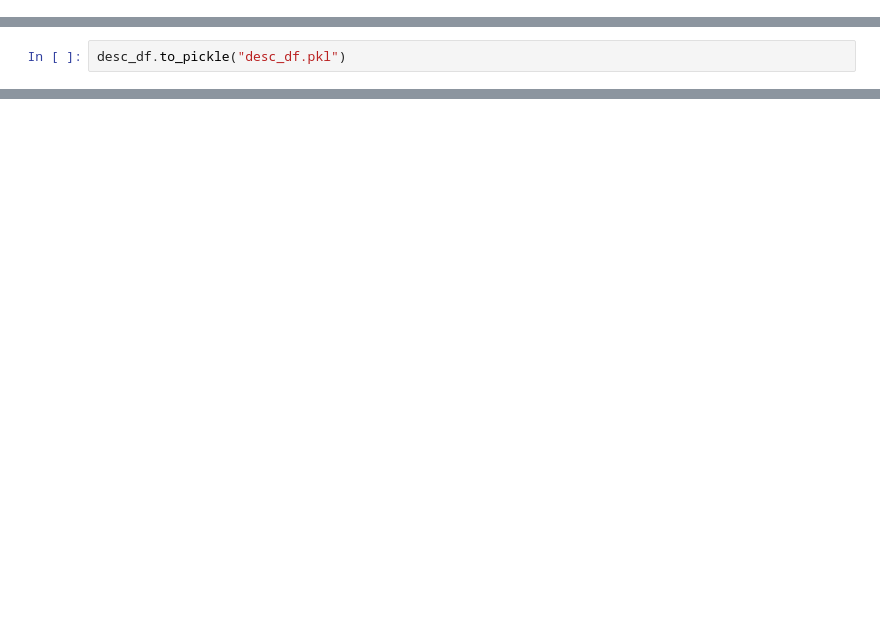
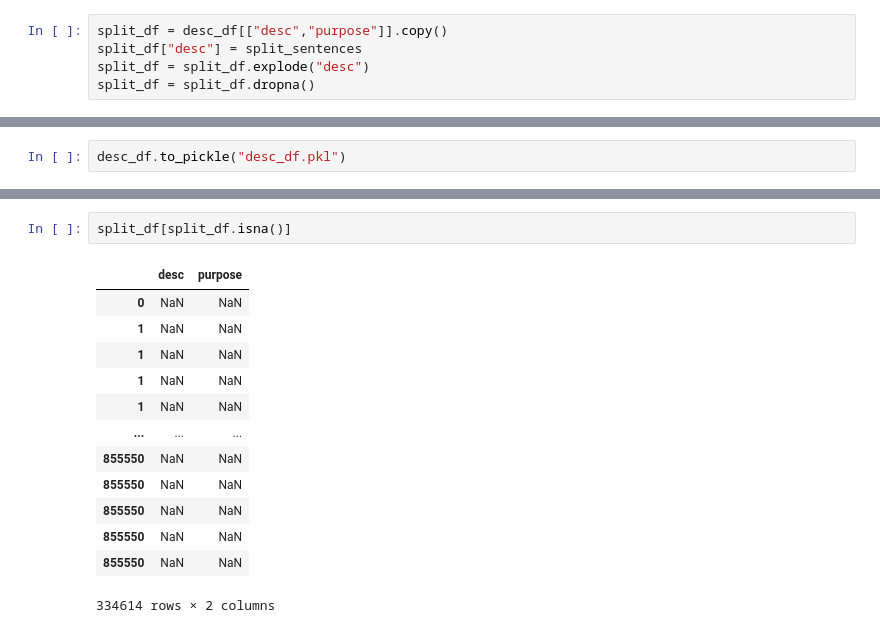
Before and after one commit to Saaj2000/xyzcorp, a Jupyter notebook: Assessment_NLP.ipynb, the cells around one changed output, grey strips where cells are left out. Drawn from its saved outputs; the diff is of its cells as text; blank space fills up the shorter version.

```diff
--- a/Assessment_NLP.ipynb
+++ b/Assessment_NLP.ipynb
@@ -116,0 +87,5 @@ split_sentences[1]
+# %%
+split_df = desc_df[["desc","purpose"]].copy()
+split_df["desc"] = split_sentences
+split_df = split_df.explode("desc")
+split_df = split_df.dropna()
@@ -152,0 +128,16 @@ desc_sentences
+# %%
+split_df[split_df.isna()]
+# %% [output]
+|  | desc | purpose |
+| 0 | NaN | NaN |
+| 1 | NaN | NaN |
+| 1 | NaN | NaN |
+| 1 | NaN | NaN |
+| 1 | NaN | NaN |
+| ... | ... | ... |
+| 855550 | NaN | NaN |
+| 855550 | NaN | NaN |
+| 855550 | NaN | NaN |
+| 855550 | NaN | NaN |
+| 855550 | NaN | NaN |
+334614 rows × 2 columns
```
Also changed, not shown: parts of 19 cells of this notebook.
